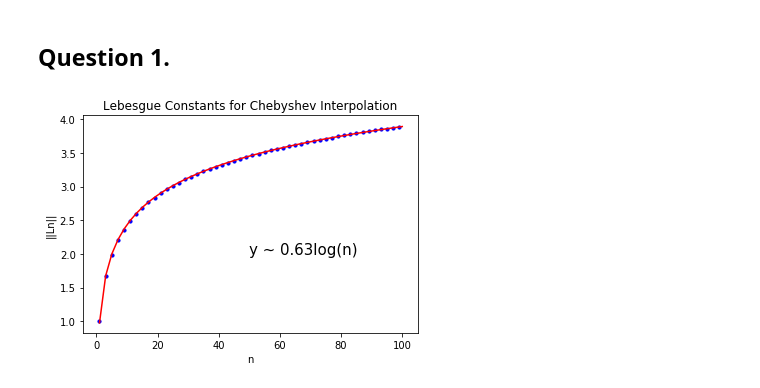
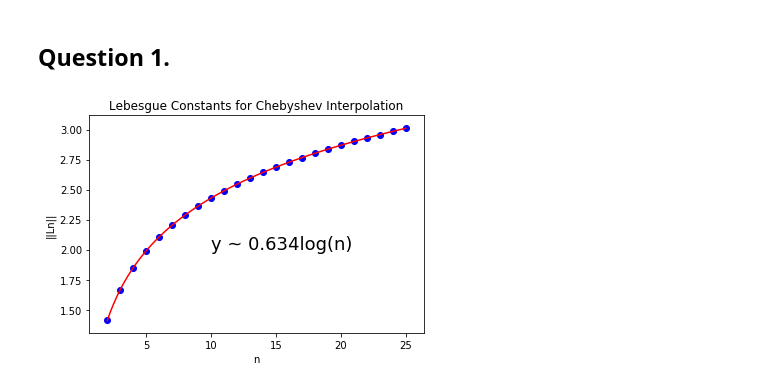
Before and after one commit to kabsri/NumericalAnalysis, a Jupyter notebook: Lab3.ipynb, the cells around one changed output. Drawn from its saved outputs; the diff is of its cells as text; code cells hidden in the pictures.

```diff
--- a/Lab3.ipynb
+++ b/Lab3.ipynb
@@ -14,37 +14,40 @@ import matplotlib.pyplot as plt
 # %%
 def chebyNodes(n):
     k = np.array(range(1,n+1))
     return np.cos((2*k-1)*np.pi/(2*n))[::-1]
 
 def phi(k, x, nodes):
     x_k = nodes[k]
     product = 1
     for x_i in nodes:
         if x_i != x_k:
             product = product * (x-x_i)/(x_k-x_i)
     return product
 
-def L(n):
+def Lcheby(n):
     nodes = chebyNodes(n)
     leb = 0;
     for i in range(n):
         leb = leb + np.abs(phi(i, 1, nodes))
     return leb
 
-n = range(1, 100)[::2]
+minimum = 2
+maximum = 25
+
+n = np.array(range(minimum, maximum+1))
 Ls = []
 for i in n:
-    Ls.append(L(i))
+    Ls.append(Lcheby(i))
 
 fit = np.polyfit(np.log(n), Ls, deg=1)
-x = np.linspace(1,100, 50)
+x = np.linspace(minimum, maximum, 100)
 y = fit[1] + fit[0]*np.log(x)
 plt.plot(x, y, color="red")
-plt.scatter(n, Ls, color="blue", s=10)
-plt.text(50,2,"y ~ "+str(round(fit[0], 2))+"log(n)", fontsize=15)
+plt.scatter(n, Ls, color="blue")
+plt.text(10,2,"y ~ "+str(round(fit[0], 3))+"log(n)", fontsize=18)
 plt.title("Lebesgue Constants for Chebyshev Interpolation")
 plt.xlabel("n")
 plt.ylabel("||Ln||")
 plt.show()
 # %% [output]
-[figure, old version]
+[figure, new version]
```
Also changed, not shown: parts of 8 cells of this notebook.
